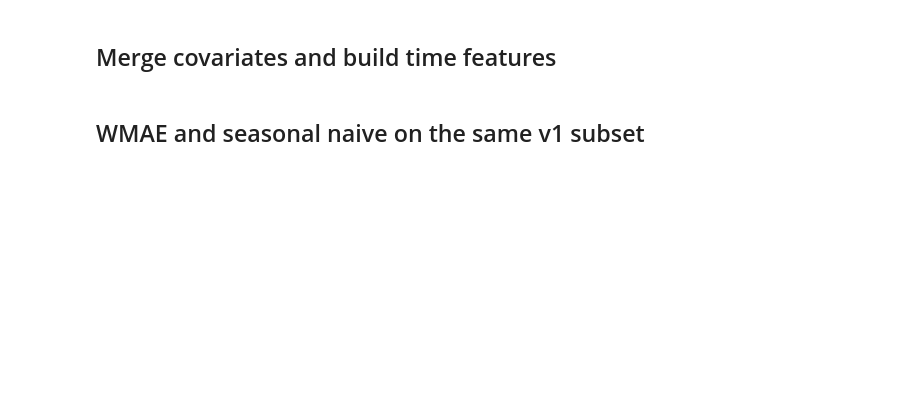
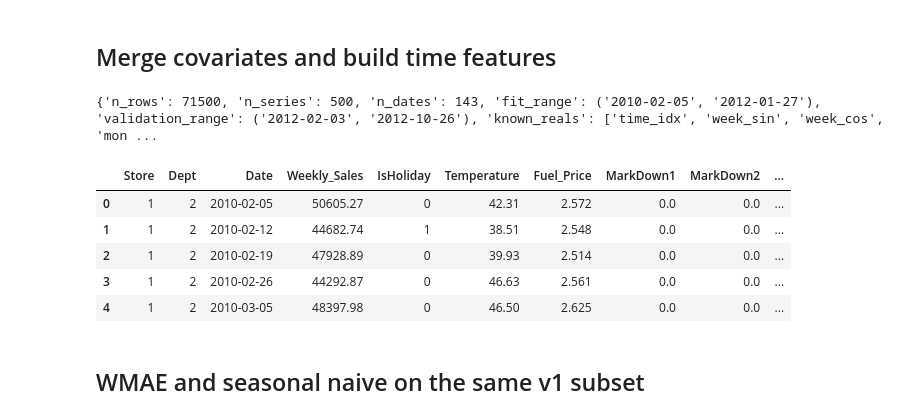
Before and after one commit to MLfinal/Walmart-Recruiting---Store-Sales-Forecasting, a Jupyter notebook: models/deep_learning/tft/model_experiment_TFT.ipynb, the cells around one changed output. Cells and saved outputs as stored; diff of their text form; code cells hidden in the pictures; blank space fills up the shorter version.

```diff
--- a/models/deep_learning/tft/model_experiment_TFT.ipynb
+++ b/models/deep_learning/tft/model_experiment_TFT.ipynb
@@ -166,34 +203,48 @@ def make_model_frame(df: pd.DataFrame) -> pd.DataFrame:
     out['Size'] = out['Size'].fillna(out['Size'].median())
     out['Type'] = out['Type'].fillna('Unknown')
 
     out['time_idx'] = out['Date'].map(date_to_idx).astype(int)
     iso_week = out['Date'].dt.isocalendar().week.astype(int)
     month = out['Date'].dt.month.astype(int)
     out['week_sin'] = np.sin(2 * np.pi * iso_week / 52.0)
     out['week_cos'] = np.cos(2 * np.pi * iso_week / 52.0)
     out['month_sin'] = np.sin(2 * np.pi * month / 12.0)
     out['month_cos'] = np.cos(2 * np.pi * month / 12.0)
 
     out['Store'] = out['Store'].astype(str)
     out['Dept'] = out['Dept'].astype(str)
     out['Type'] = out['Type'].astype(str)
     out['IsHoliday'] = out['IsHoliday'].astype(int).astype(str)
     out['Weekly_Sales'] = out['Weekly_Sales'].clip(lower=0).astype(float)
+
     for col in KNOWN_REALS:
-        out[col] = out[col].astype(float)
+      if col != "time_idx":
+          out[col] = out[col].astype(float)
+
+    out["time_idx"] = out["time_idx"].astype("int64")
+
+
     return out
 
 data = make_model_frame(train_raw)
 
 print({
     'n_rows': len(data),
     'n_series': data[['Store', 'Dept']].drop_duplicates().shape[0],
     'n_dates': len(all_train_dates),
     'fit_range': (str(fit_dates.min().date()), str(fit_dates.max().date())),
     'validation_range': (str(val_dates.min().date()), str(val_dates.max().date())),
     'known_reals': KNOWN_REALS,
 })
 display(data.head())
+# %% [output]
+{'n_rows': 71500, 'n_series': 500, 'n_dates': 143, 'fit_range': ('2010-02-05', '2012-01-27'), 'validation_range': ('2012-02-03', '2012-10-26'), 'known_reals': ['time_idx', 'week_sin', 'week_cos', 'mon ...
+|  | Store | Dept | Date | Weekly_Sales | IsHoliday | Temperature | Fuel_Price | MarkDown1 | MarkDown2 | ... |
+| 0 | 1 | 2 | 2010-02-05 | 50605.27 | 0 | 42.31 | 2.572 | 0.0 | 0.0 | ... |
+| 1 | 1 | 2 | 2010-02-12 | 44682.74 | 1 | 38.51 | 2.548 | 0.0 | 0.0 | ... |
+| 2 | 1 | 2 | 2010-02-19 | 47928.89 | 0 | 39.93 | 2.514 | 0.0 | 0.0 | ... |
+| 3 | 1 | 2 | 2010-02-26 | 44292.87 | 0 | 46.63 | 2.561 | 0.0 | 0.0 | ... |
+| 4 | 1 | 2 | 2010-03-05 | 48397.98 | 0 | 46.50 | 2.625 | 0.0 | 0.0 | ... |
 # %% [markdown]
 ## WMAE and seasonal naive on the same v1 subset
 # %%
```
Also changed, not shown: parts of 11 cells of this notebook.
